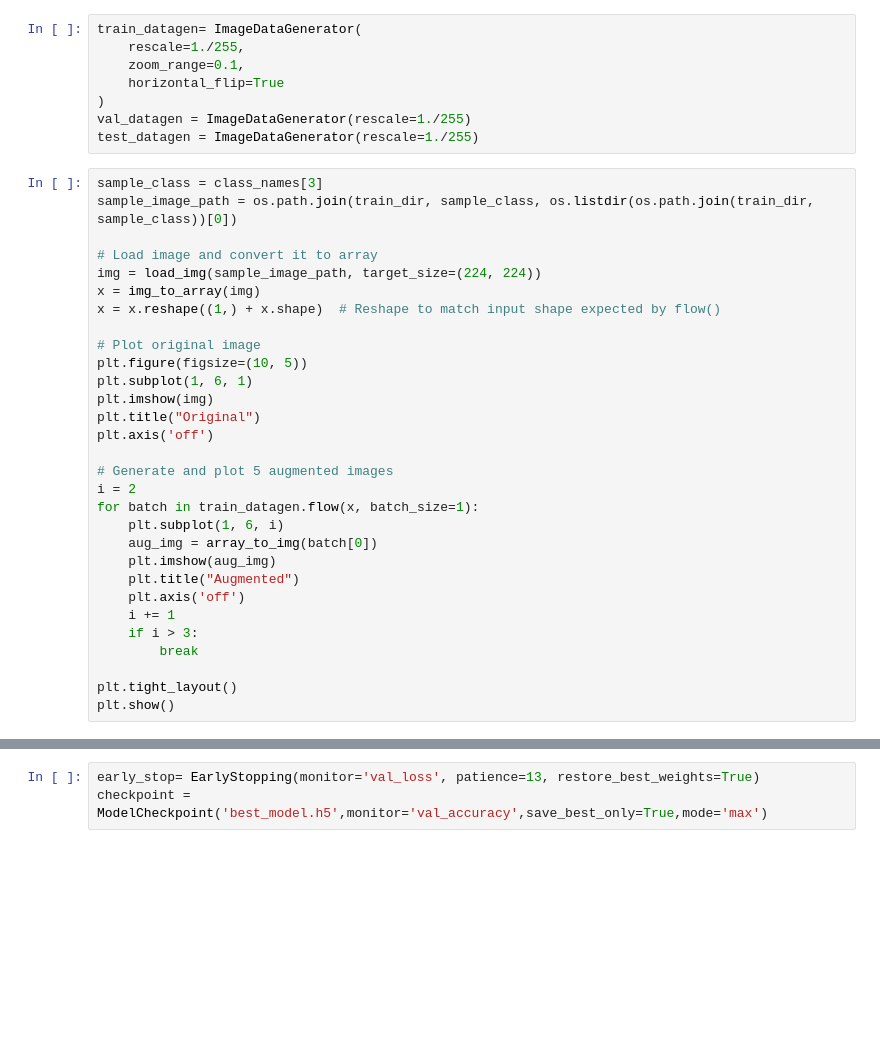
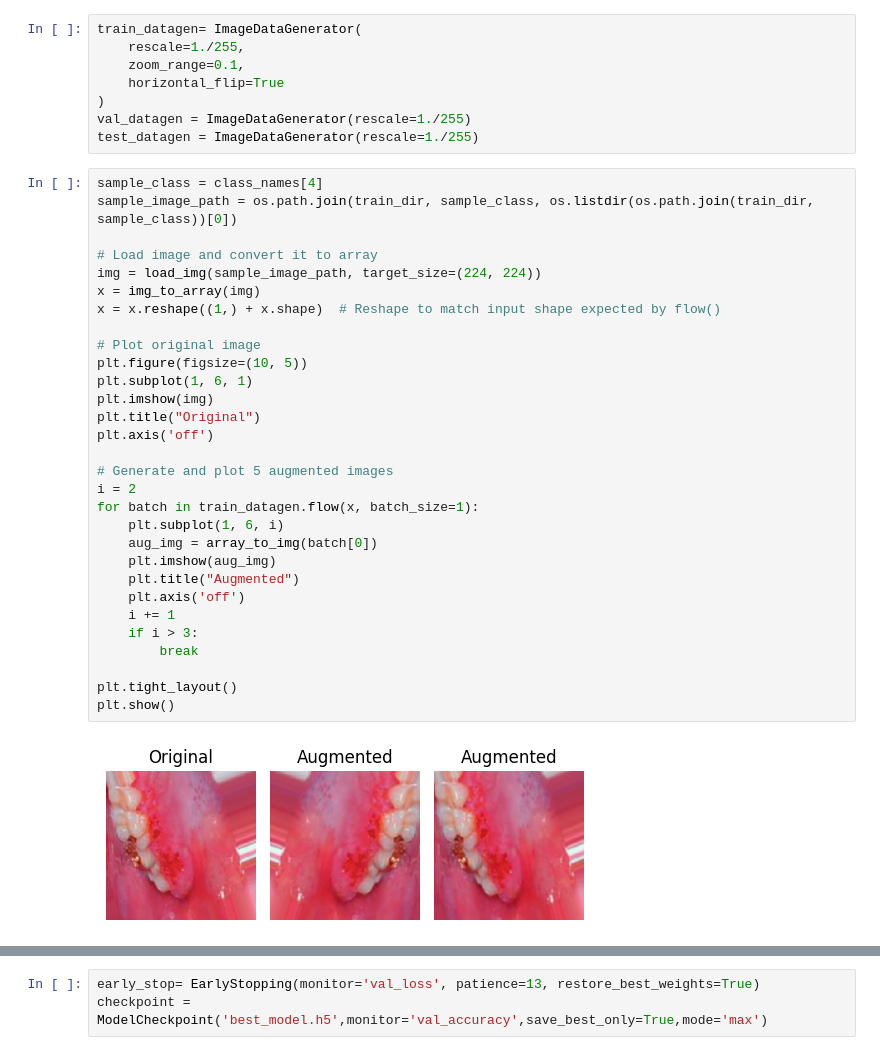
Before and after one commit to YasminaNasser/Oral-Diseases-Classification, a Jupyter notebook: cellula-proj1-teeth.ipynb, the cells around one changed output, grey strips where cells are left out. Drawn from its saved outputs; the diff is of its cells as text; blank space fills up the shorter version.

```diff
--- a/cellula-proj1-teeth.ipynb
+++ b/cellula-proj1-teeth.ipynb
@@ -57,35 +66,37 @@ train_datagen= ImageDataGenerator(
 val_datagen = ImageDataGenerator(rescale=1./255)
 test_datagen = ImageDataGenerator(rescale=1./255)
 # %%
-sample_class = class_names[3]
+sample_class = class_names[4]
 sample_image_path = os.path.join(train_dir, sample_class, os.listdir(os.path.join(train_dir, sample_class))[0])
 
 # Load image and convert it to array
 img = load_img(sample_image_path, target_size=(224, 224))
 x = img_to_array(img)
 x = x.reshape((1,) + x.shape)  # Reshape to match input shape expected by flow()
 
 # Plot original image
 plt.figure(figsize=(10, 5))
 plt.subplot(1, 6, 1)
 plt.imshow(img)
 plt.title("Original")
 plt.axis('off')
 
 # Generate and plot 5 augmented images
 i = 2
 for batch in train_datagen.flow(x, batch_size=1):
     plt.subplot(1, 6, i)
     aug_img = array_to_img(batch[0])
     plt.imshow(aug_img)
     plt.title("Augmented")
     plt.axis('off')
     i += 1
     if i > 3:
         break
 
 plt.tight_layout()
 plt.show()
+# %% [output]
+[figure, added]
 # %%
 train_generator = train_datagen.flow_from_directory(
     train_dir, target_size=(224, 224), batch_size=32, class_mode='categorical')
```
Also changed, not shown: parts of 15 cells of this notebook.
